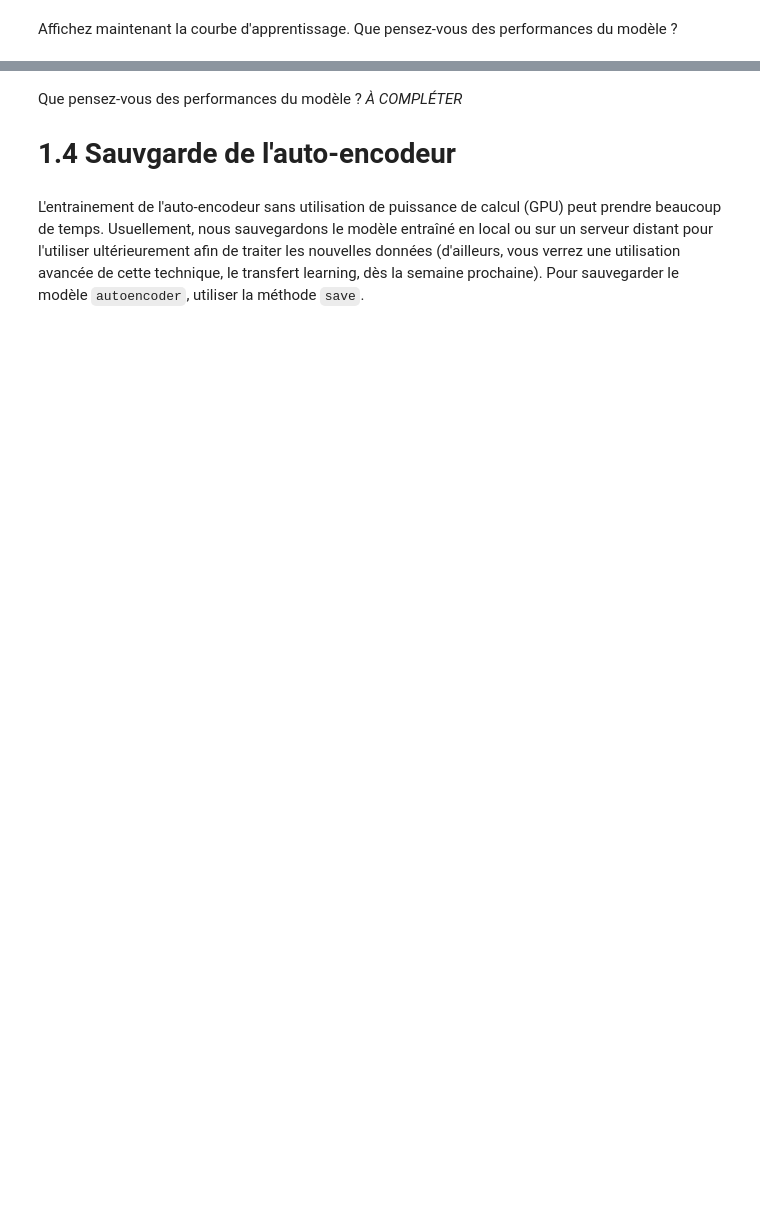
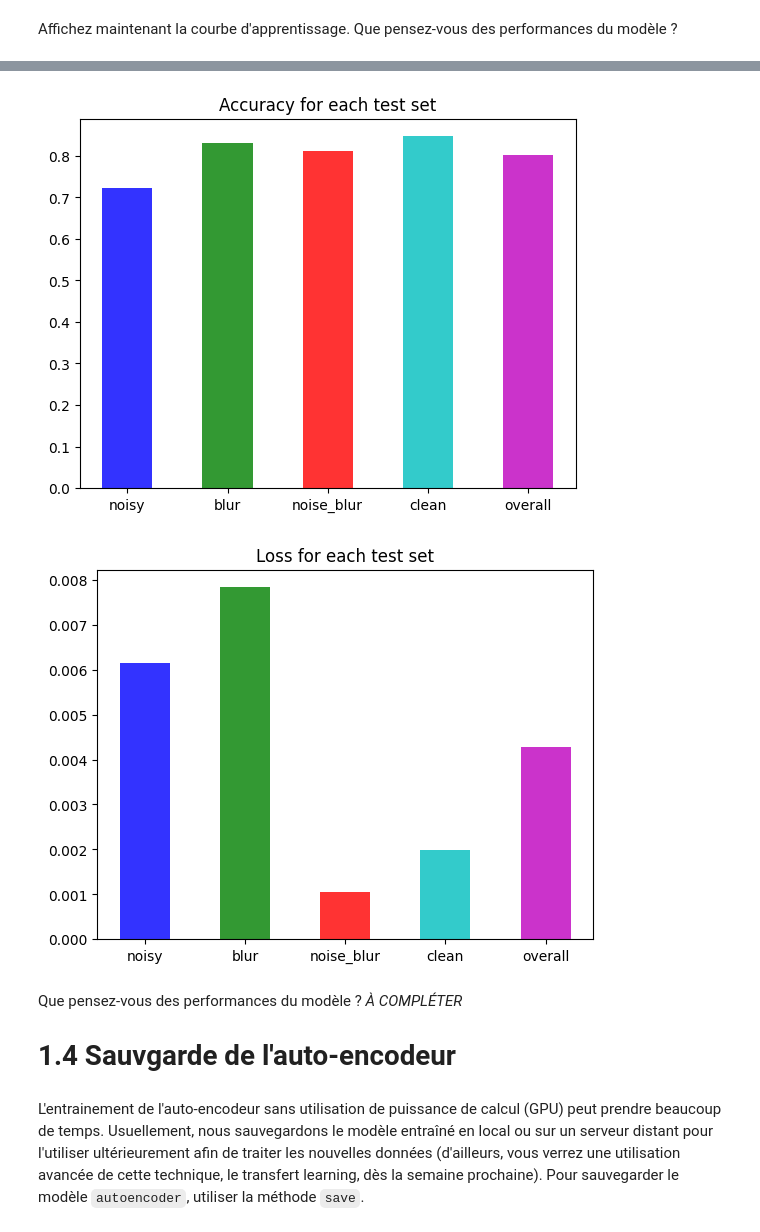
Before and after one commit to ColinHmrl/science-de-la-donnee, a Jupyter notebook: project/Livrable_2/Auto_encodeur_non-redige.ipynb, the cells around one changed output, grey strips where cells are left out. Saved outputs shown, nothing was run; the diff lists cells and outputs as text; code cells hidden in the pictures; blank space fills up the shorter version.

Commit message:
add charts

```diff
--- a/project/Livrable_2/Auto_encodeur_non-redige.ipynb
+++ b/project/Livrable_2/Auto_encodeur_non-redige.ipynb
@@ -324,0 +344,13 @@ display_three_images(original_image, noisy_image, denoised_image)
+# %%
+test_sets = {
+    'noisy': x_test_noisy,
+    'blur': x_test_blur,
+    'noise_blur': x_test_noise_blur,
+    'clean': x_test_clean,
+    'overall': random_test_set
+}
+results = {}
+accuracy = {}
+loss = {}
+for test_set_name in test_sets:
+    loss[test_set_name], accuracy[test_set_name] = autoencoder.evaluate(test_sets[test_set_name])
@@ -325,3 +363,27 @@ display_three_images(original_image, noisy_image, denoised_image)
+# %%
+# plot the accuracy for each test set in different color for each bar in the accuracy dictionary
+colors = ['b', 'g', 'r', 'c', 'm', 'y', 'k']
+bars = plt.bar(range(len(accuracy)), list(accuracy.values()), align='center', color=colors, alpha=0.8, width=0.5)
+plt.xticks(range(len(accuracy)), list(accuracy.keys()))
+# for bar, acc in zip(bars, accuracy):
+#     plt.text(bar.get_x() + bar.get_width() / 2, accuracy[acc], f'{accuracy[acc]:.2f}', ha='center', va='bottom')
+print("arrête de rire")
+print("caca boudin")
+
+plt.title('Accuracy for each test set')
+# plt.savefig(path+"/accuracy.png")
+plt.show()
+
+plt.bar(range(len(loss)), list(loss.values()), align='center', color=colors, alpha=0.8, width=0.5)
+plt.xticks(range(len(loss)), list(loss.keys()))
+# for bar, key in zip(bars, loss):
+#     plt.text(bar.get_x() + bar.get_width() / 2, loss[key], f'{loss[key]:.2f}', ha='center', va='bottom')
+plt.title('Loss for each test set')
+# plt.savefig(path+"/accuracy.png")
+plt.show()
+# %% [output]
+[figure, added]
+[figure, added]
 # %%
 p = autoencoder.predict(list(x_test.take(1).as_numpy_iterator())[0][0][3:][0].reshape(1,224,224,3))
 
```
Also changed, not shown: parts of 9 cells of this notebook.
